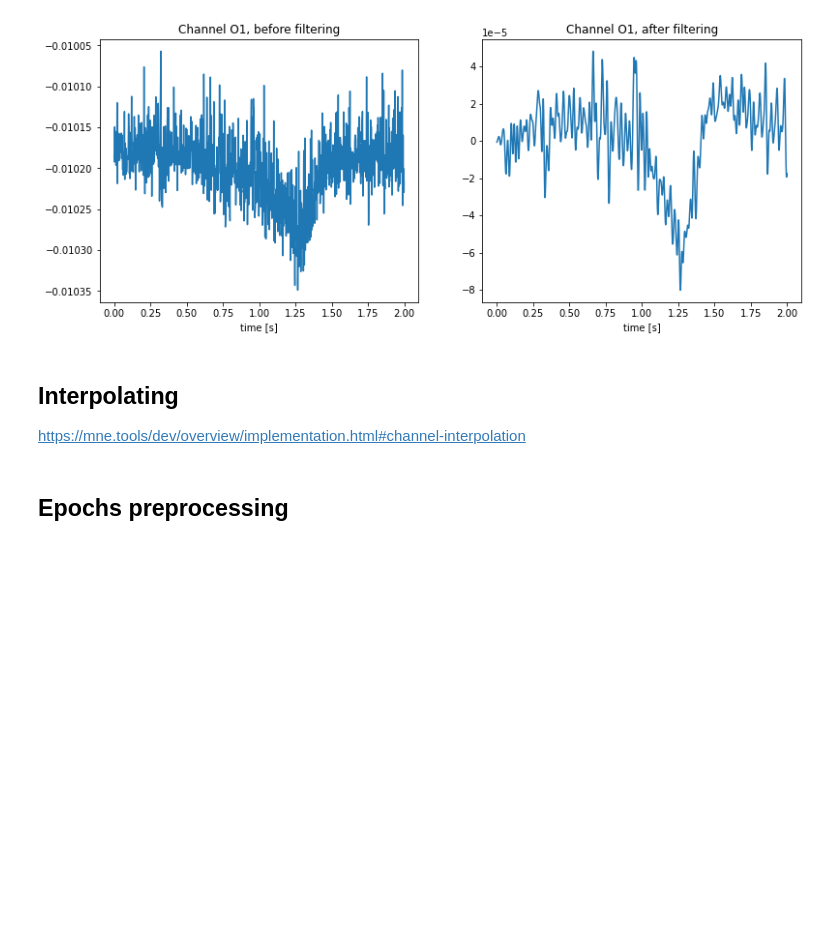
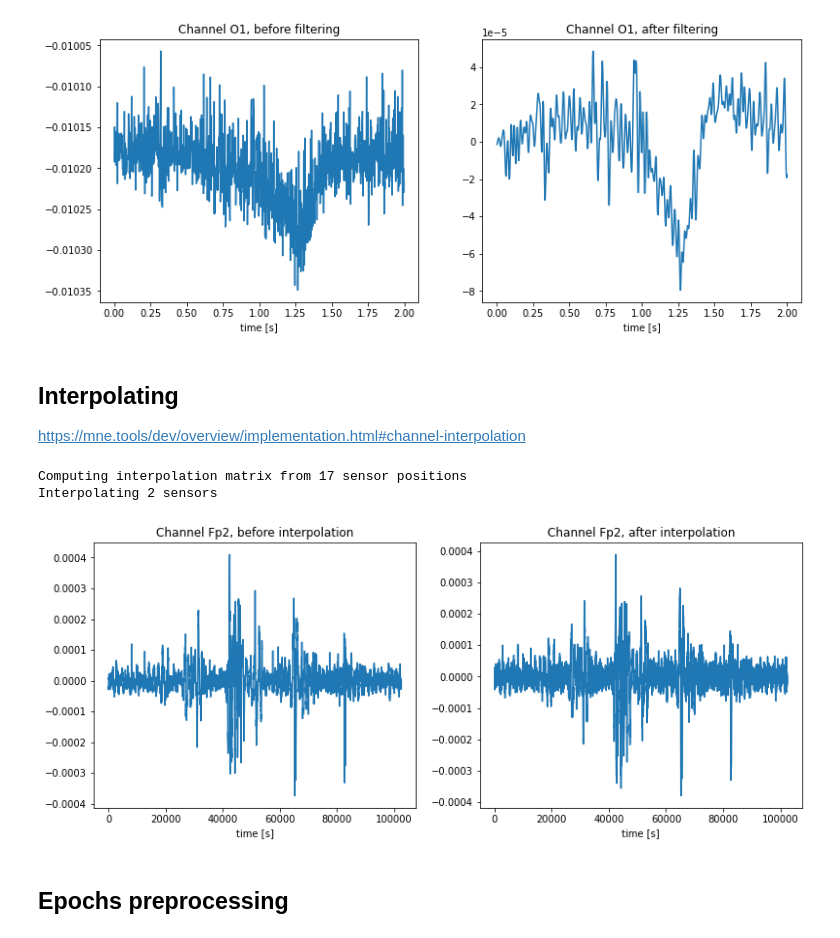
Before and after one commit to Przepioreczka/licencjat, a Jupyter notebook: Checking_preprocessing.ipynb, the cells around one changed output. Saved outputs shown, nothing was run; the diff lists cells and outputs as text; code cells hidden in the pictures; blank space fills up the shorter version.

```diff
--- a/Checking_preprocessing.ipynb
+++ b/Checking_preprocessing.ipynb
@@ -192,26 +189,33 @@ plt.show()
 
 https://mne.tools/dev/overview/implementation.html#channel-interpolation
 # %%
-# ch_ind = channels.index(channels_dict[participant][1])
-# ch_before_interp = after_filtering[ch_ind,:]
+before_interp = after_filtering
 
-# file.info['bads'] = channels_dict[participant]
-# file.interpolate_bads(reset_bads=False, mode='accurate', origin=[0,0,0])
-# ch_after_interp = file.get_data()[ch_ind,:]
+ch_ind, ch_names = get_bad_channels(before_interp, channels)
+file.info['bads'] = ch_names
+file.interpolate_bads(reset_bads=False, mode='accurate', origin=[0,0,0])
+
+after_interp = file.get_data()
+# %% [output]
+Computing interpolation matrix from 17 sensor positions
+Interpolating 2 sensors
 # %%
-# ch_ind = channels.index(channels_dict[participant][1])
+ch_no = ch_ind[1]
+start, stop = 150*Fs, 250*Fs
 
-# plt.figure(figsize = (13,5))
-# plt.subplot(1,2,1)
-# plt.plot(time,ch_before_interp[200*Fs:202*Fs])
-# plt.title(f'Channel {channels[ch_ind]}, before interpolation')
-# plt.xlabel('time [s]')
+plt.figure(figsize = (13,5))
+plt.subplot(1,2,1)
+plt.plot(before_interp[ch_no,start:stop])
+plt.title(f'Channel {channels[ch_no]}, before interpolation')
+plt.xlabel('time [s]')
 
-# plt.subplot(1,2,2)
-# plt.plot(time,ch_after_interp[200*Fs:202*Fs])
-# plt.title(f'Channel {channels[ch_ind]}, after interpolation')
-# plt.xlabel('time [s]')
-# plt.show()
+plt.subplot(1,2,2)
+plt.plot(after_interp[ch_no,start:stop])
+plt.title(f'Channel {channels[ch_no]}, after interpolation')
+plt.xlabel('time [s]')
+plt.show()
+# %% [output]
+[figure, added]
 # %% [markdown]
 ## Epochs preprocessing
 # %%
```
Also changed, not shown: parts of 20 cells of this notebook, 2 other files.
